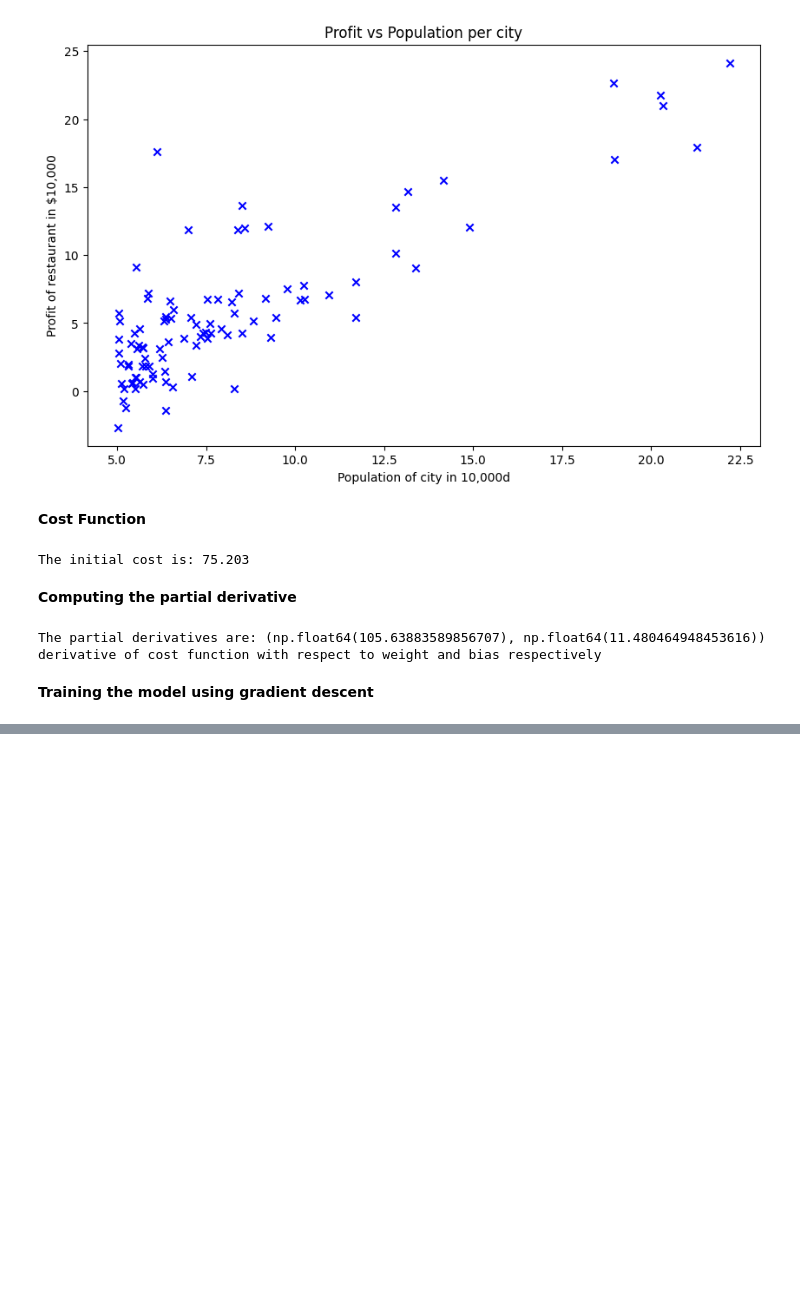
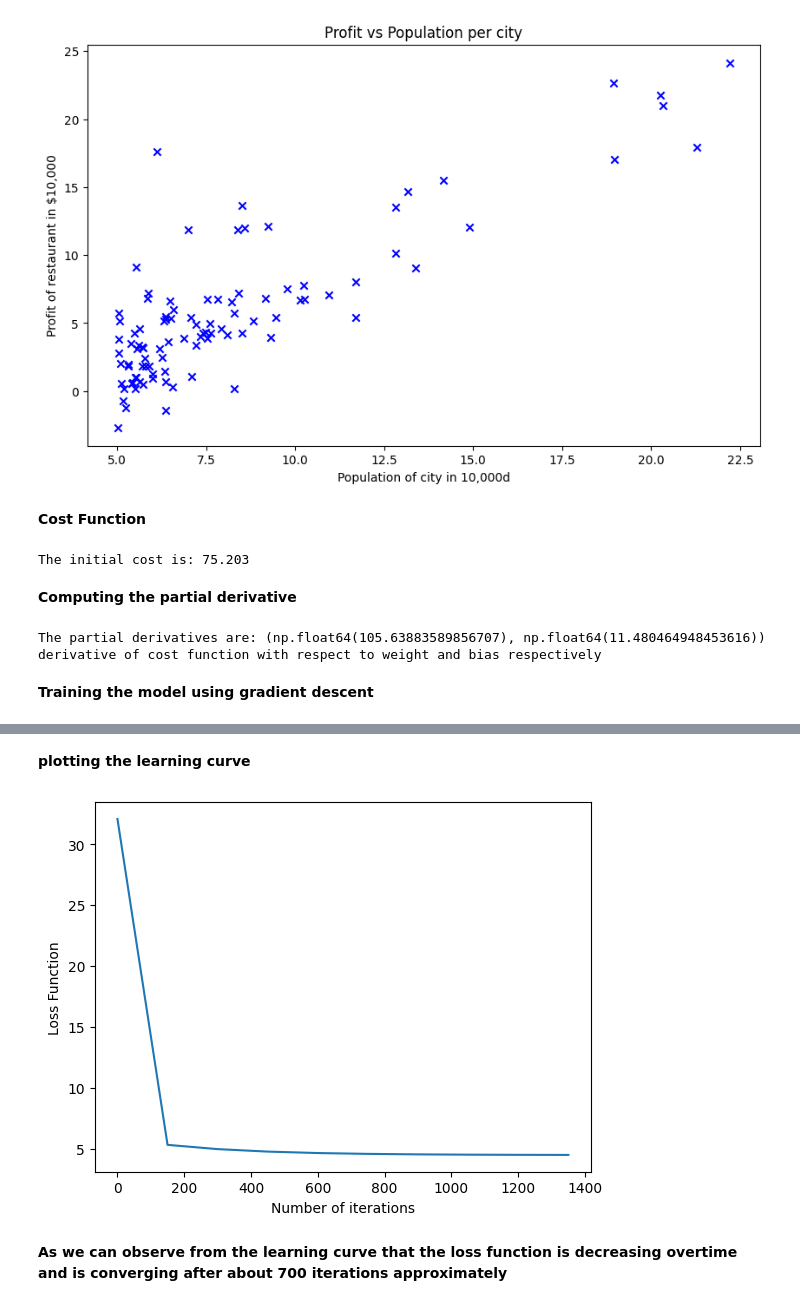
Before and after one commit to AsokTamang/Restaurant-Revenue-Predictor, a Jupyter notebook: Untitled.ipynb, the cells around one changed output, grey strips where cells are left out. Saved outputs shown, nothing was run; the diff lists cells and outputs as text; code cells hidden in the pictures; blank space fills up the shorter version.

Commit message:
plotting the learning curve

```diff
--- a/Untitled.ipynb
+++ b/Untitled.ipynb
@@ -140 +156,12 @@ print(f'The parameters of the model are weight:{final_w} and bias:{final_b} resp
 The parameters of the model are weight:1.166362350335582 and bias:-3.63029143940436 respectively
+# %% [markdown]
+**plotting the learning curve**
+# %%
+plt.plot(iterations_history,cost_history)
+plt.xlabel('Number of iterations')
+plt.ylabel('Loss Function')
+plt.show()
+# %% [output]
+[figure, added]
+# %% [markdown]
+**As we can observe from the learning curve that the loss function is decreasing overtime and is converging after about 700 iterations approximately**
```
Also changed, not shown: parts of 1 cell of this notebook.
